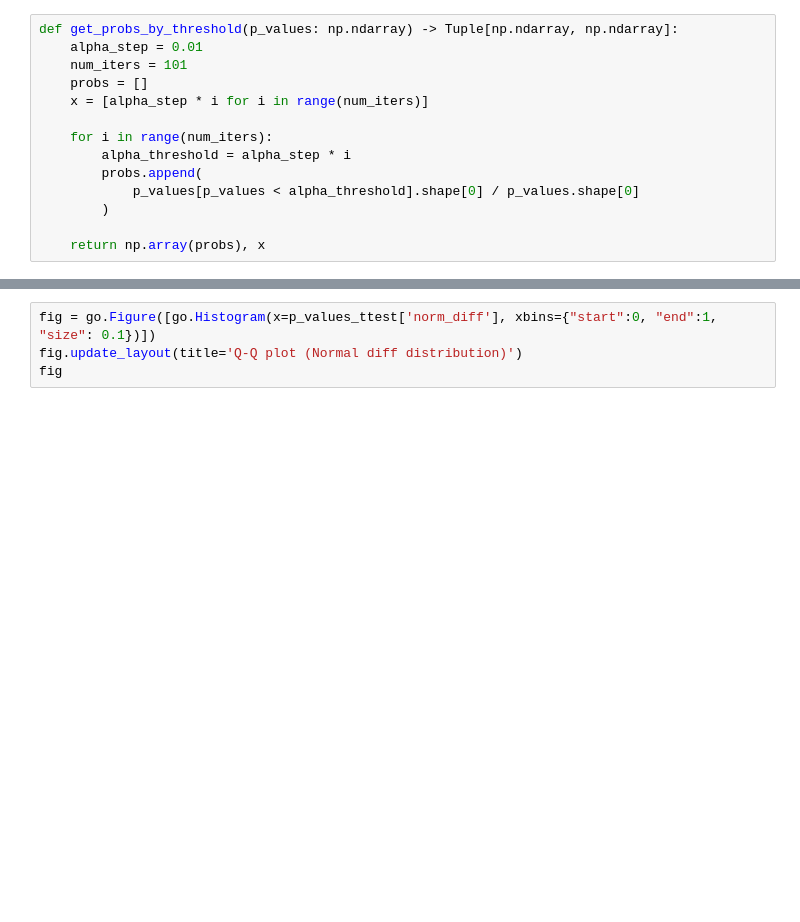
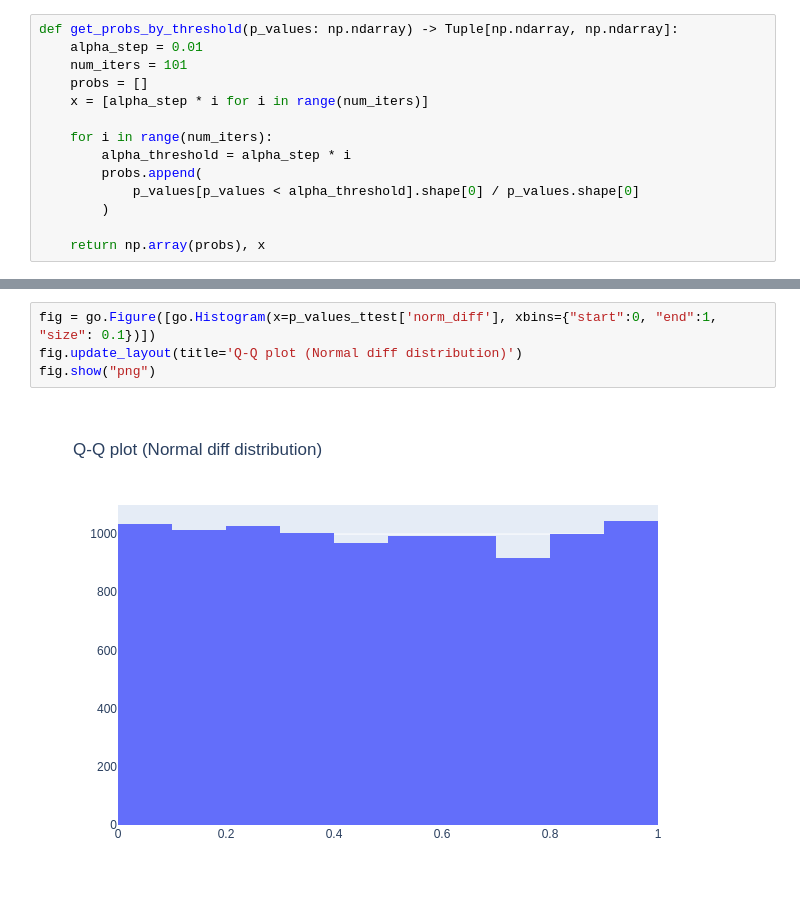
Before and after one commit to boomland/MADE_ab_testing, a Jupyter notebook: hw2/hw_statistics_and_statistical_criteria.ipynb, the cells around one changed output, grey strips where cells are left out. Drawn from its saved outputs; the diff is of its cells as text; blank space fills up the shorter version.

```diff
--- a/hw2/hw_statistics_and_statistical_criteria.ipynb
+++ b/hw2/hw_statistics_and_statistical_criteria.ipynb
@@ -297,7 +303,9 @@ fig
 # %%
 fig = go.Figure([go.Histogram(x=p_values_ttest['norm_diff'], xbins={"start":0, "end":1, "size": 0.1})])
 fig.update_layout(title='Q-Q plot (Normal diff distribution)')
-fig
+fig.show("png")
+# %% [output]
+[figure, added]
 # %%
 probs, x = get_probs_by_threshold(np.array(p_values_ttest['expon']))
 fig = go.Figure([go.Scatter(x=x, y=probs, mode="markers", name="p_value"),
```
Also changed, not shown: parts of 9 cells of this notebook.
